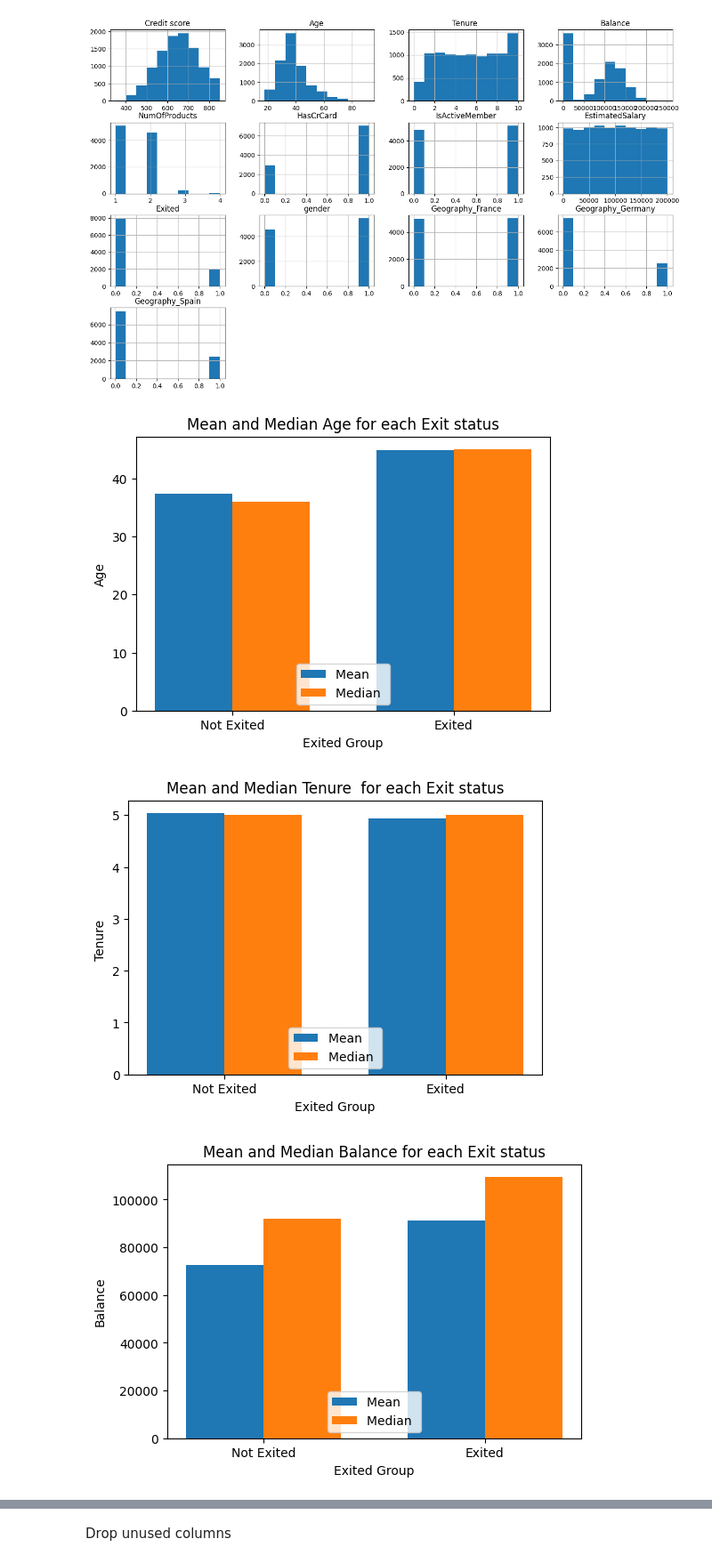
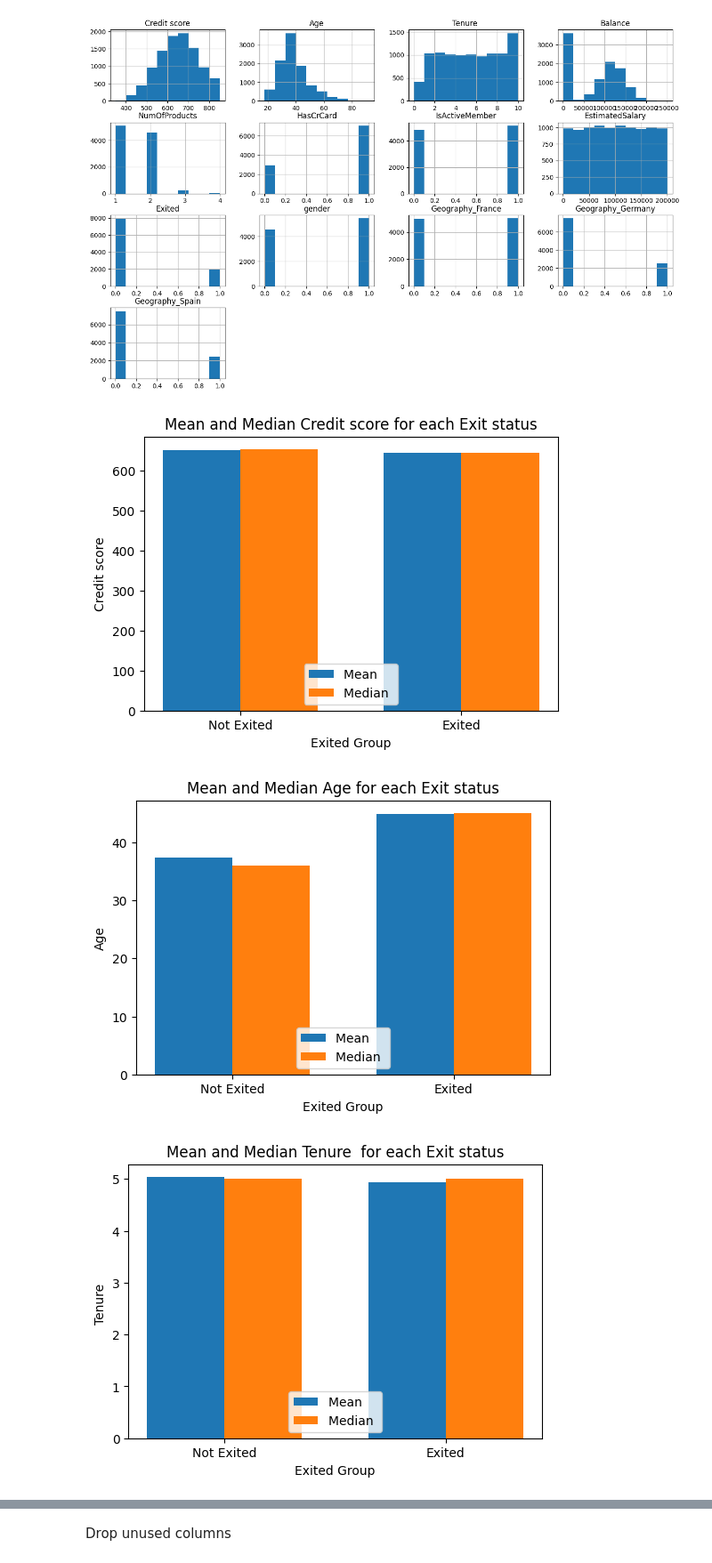
Before and after one commit to saeed159/Customer-churn-prediction-and-Analysis, a Jupyter notebook: EDA_Bank_Customers_Churn.ipynb, the cells around one changed output, grey strips where cells are left out. Shown at 89% size. Cells and saved outputs as stored; diff of their text form; code cells hidden in the pictures.

```diff
--- a/EDA_Bank_Customers_Churn.ipynb
+++ b/EDA_Bank_Customers_Churn.ipynb
@@ -316,7 +319,7 @@ array([[<Axes: title={'center': 'Credit score'}>,
         <Axes: >]], dtype=object)
 [figure]
 # %%
-features=['Age', 'Tenure ', 'Balance', 'NumOfProducts', 'EstimatedSalary']
+features=['Credit score','Age', 'Tenure ', 'Balance', 'NumOfProducts', 'EstimatedSalary']
 
 for f in features :
     mean_balance = data.groupby("Exited")[f].mean()
@@ -330,33 +333,33 @@ for f in features :
     counts = pd.DataFrame({
         "Mean ": mean_balance,
         "Median ": median_balance
     })
 
     # Plot the data
     plt.figure(figsize=(6, 4))
     x = np.arange(len(counts.index))  # the x locations for the groups
     width = 0.35  # the width of the bars
 
     # Create bar plots for mean and median
     bars_mean=plt.bar(x - width/2, counts["Mean "], width, label="Mean ", color="#1f77b4")
     bars_median=plt.bar(x + width/2, counts["Median "], width, label="Median ", color="#ff7f0e")
 
     # Add labels and formatting
     plt.xlabel("Exited Group")
     plt.ylabel(f)
     tit="Mean and Median "+ f+" for each Exit status"
     plt.title(tit)
     plt.xticks(x, counts.index)
     plt.legend(loc='lower center')
     # plt.tight_layout()
 
 
 
 
 
     # Show the plot
     plt.show()
 # %% [output]
-[figure, old version]
+[figure, new version]
-[figure, old version]
+[figure, new version]
-[figure, old version]
+[figure, new version]
```
Also changed, not shown: parts of 15 cells of this notebook.
